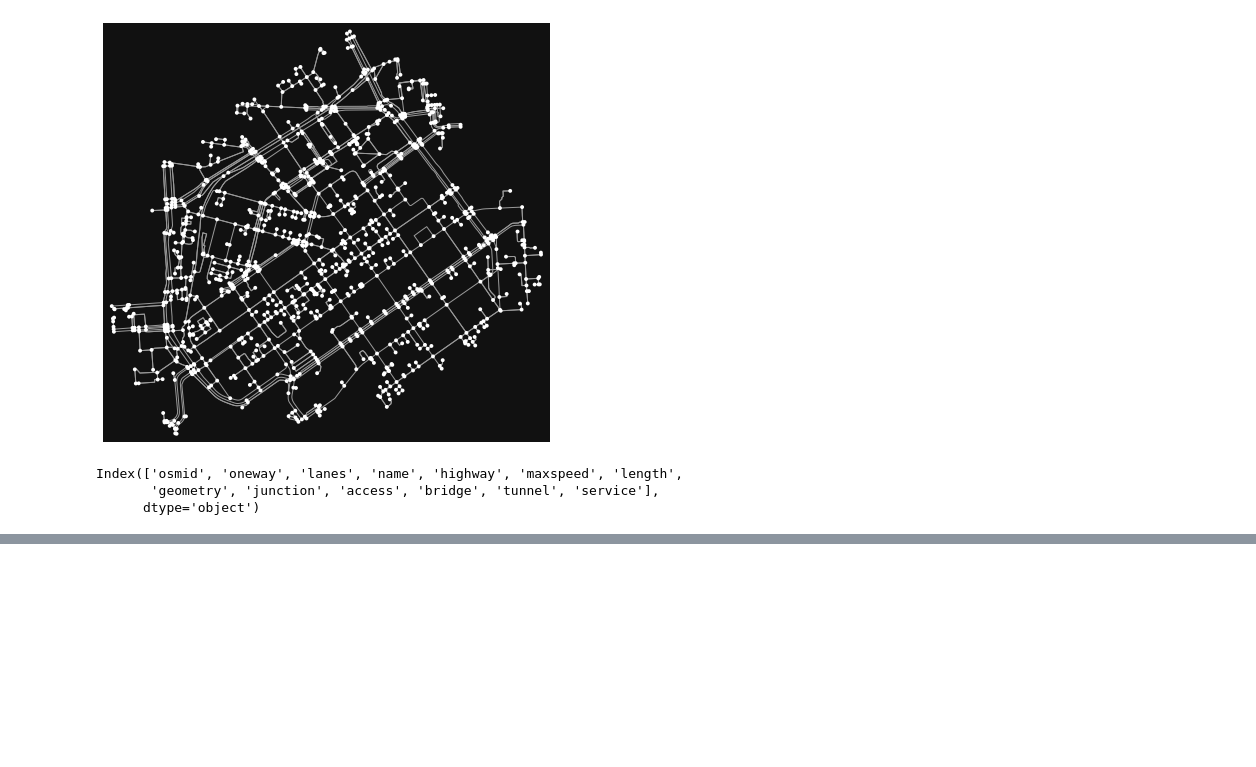
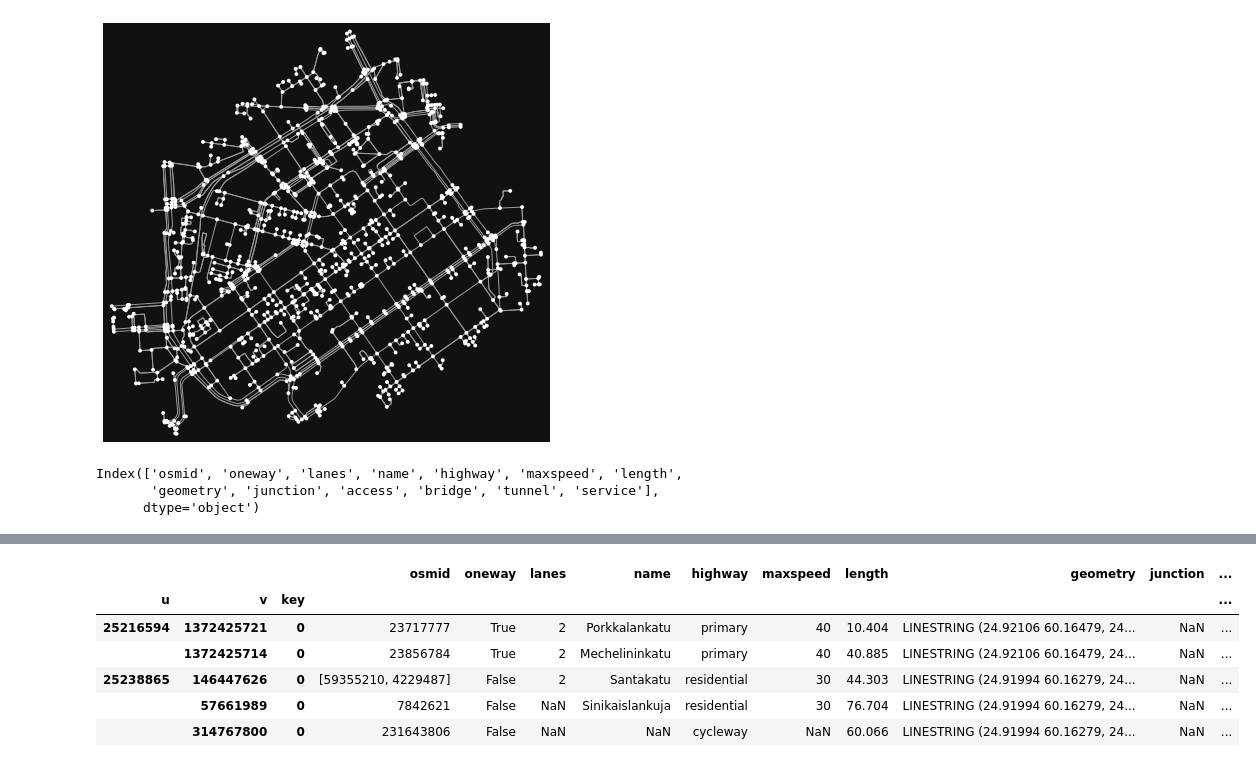
Before and after one commit to NeoForNew/learnOsmnx, a Jupyter notebook: funcitons_in_osmnx.ipynb, the cells around one changed output, grey strips where cells are left out. Saved outputs shown, nothing was run; the diff lists cells and outputs as text; code cells hidden in the pictures; blank space fills up the shorter version.

```diff
--- a/funcitons_in_osmnx.ipynb
+++ b/funcitons_in_osmnx.ipynb
@@ -46,0 +65,10 @@ Index(['osmid', 'oneway', 'lanes', 'name', 'highway', 'maxspeed', 'length',
+# %%
+edges.head()
+# %% [output]
+|  |  |  | osmid | oneway | lanes | name | highway | maxspeed | length | geometry | junction | ... |
+| u | v | key |  |  |  |  |  |  |  |  |  | ... |
+| 25216594 | 1372425721 | 0 | 23717777 | True | 2 | Porkkalankatu | primary | 40 | 10.404 | LINESTRING (24.92106 60.16479, 24... | NaN | ... |
+|  | 1372425714 | 0 | 23856784 | True | 2 | Mechelininkatu | primary | 40 | 40.885 | LINESTRING (24.92106 60.16479, 24... | NaN | ... |
+| 25238865 | 146447626 | 0 | [59355210, 4229487] | False | 2 | Santakatu | residential | 30 | 44.303 | LINESTRING (24.91994 60.16279, 24... | NaN | ... |
+|  | 57661989 | 0 | 7842621 | False | NaN | Sinikaislankuja | residential | 30 | 76.704 | LINESTRING (24.91994 60.16279, 24... | NaN | ... |
+|  | 314767800 | 0 | 231643806 | False | NaN | NaN | cycleway | NaN | 60.066 | LINESTRING (24.91994 60.16279, 24... | NaN | ... |
```
Also changed, not shown: parts of 64 cells of this notebook.
